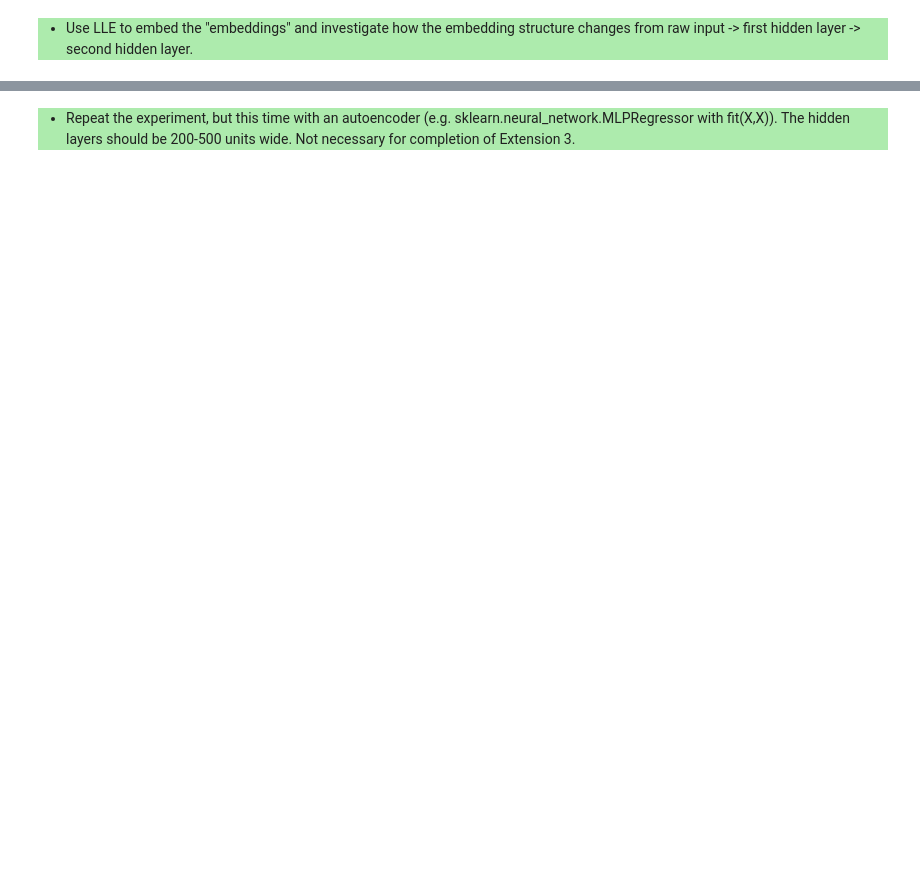
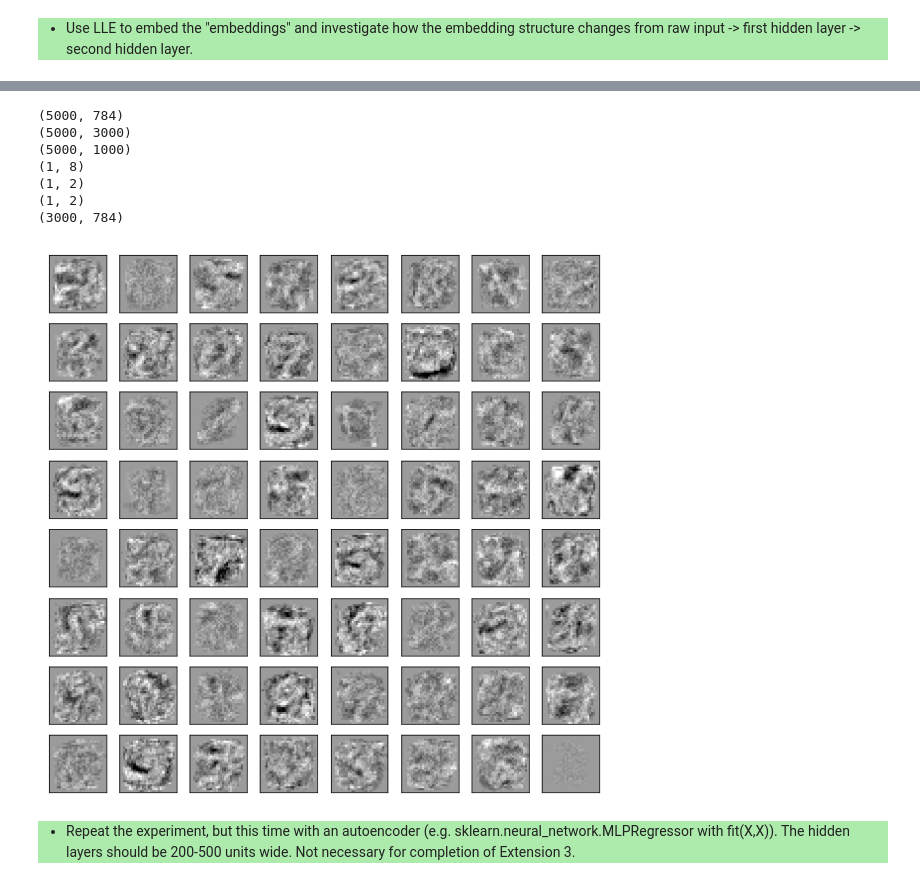
Before and after one commit to SimiPro/slt-exercises, a Jupyter notebook: slt-ce-1.ipynb, the cells around one changed output, grey strips where cells are left out. Saved outputs shown, nothing was run; the diff lists cells and outputs as text; code cells hidden in the pictures; blank space fills up the shorter version.

```diff
--- a/slt-ce-1.ipynb
+++ b/slt-ce-1.ipynb
@@ -566,3 +631,25 @@ fig.subplots_adjust(hspace=1)
         Use LLE to embed the "embeddings" and investigate how the embedding structure changes from raw input -> first hidden layer -> second hidden layer.
         </li>
     </ul>
+# %%
+myLLE_1 = LocallyLinearEmbedding()
+myLLE_1.fit(mnist.train.images[:5000])
+
+embedded_digit_1 = myLLE_1.transform(mnist.train.images[0].reshape(1,-1))
+print(embedded_digit_1)
+print(myLLE_1.M_.shape)
+
+myLLE_2 = LocallyLinearEmbedding()
+myLLE_2.fit(mnist_train_1st_hidden)
+
+embedded_digit_2 = myLLE_2.transform(mnist_train_1st_hidden[0].reshape(1,-1))
+print(embedded_digit_2)
+print(myLLE_2.M_.shape)
+
+myLLE_3 = LocallyLinearEmbedding()
+myLLE_3.fit(mnist_train_2nd_hidden)
+
+embedded_digit_3 = myLLE_3.transform(mnist_train_2nd_hidden[0].reshape(1,-1))
+
+print(embedded_digit_3)
+print(myLLE_3.M_.shape)
@@ -569,3 +666,31 @@ fig.subplots_adjust(hspace=1)
+# %%
+print(mnist.train.images[:5000].shape)
+print(mnist_train_1st_hidden.shape)
+print(mnist_train_2nd_hidden.shape)
+print(embedded_digit_1.shape)
+print(embedded_digit_2.shape)
+print(embedded_digit_3.shape)
+
+print(mlp.coefs_[0].T.shape)
+
+fig, axes = plt.subplots(8, 8)
+vmin, vmax = mlp.coefs_[0].min(), mlp.coefs_[0].max()
+for coef, ax in zip(mlp.coefs_[0].T, axes.ravel()):
+    ax.matshow(coef.reshape(28, 28), cmap=plt.cm.gray, vmin=.5 * vmin, vmax=.5 * vmax)
+    ax.set_xticks(())
+    ax.set_yticks(())
+
+
+fig.set_size_inches(10, 10)
+# %% [output]
+(5000, 784)
+(5000, 3000)
+(5000, 1000)
+(1, 8)
+(1, 2)
+(1, 2)
+(3000, 784)
+[figure, added]
 # %% [markdown]
 <ul style="background-color:#adebad;">
         <li>
```
Also changed, not shown: parts of 12 cells of this notebook, 4 other files.
